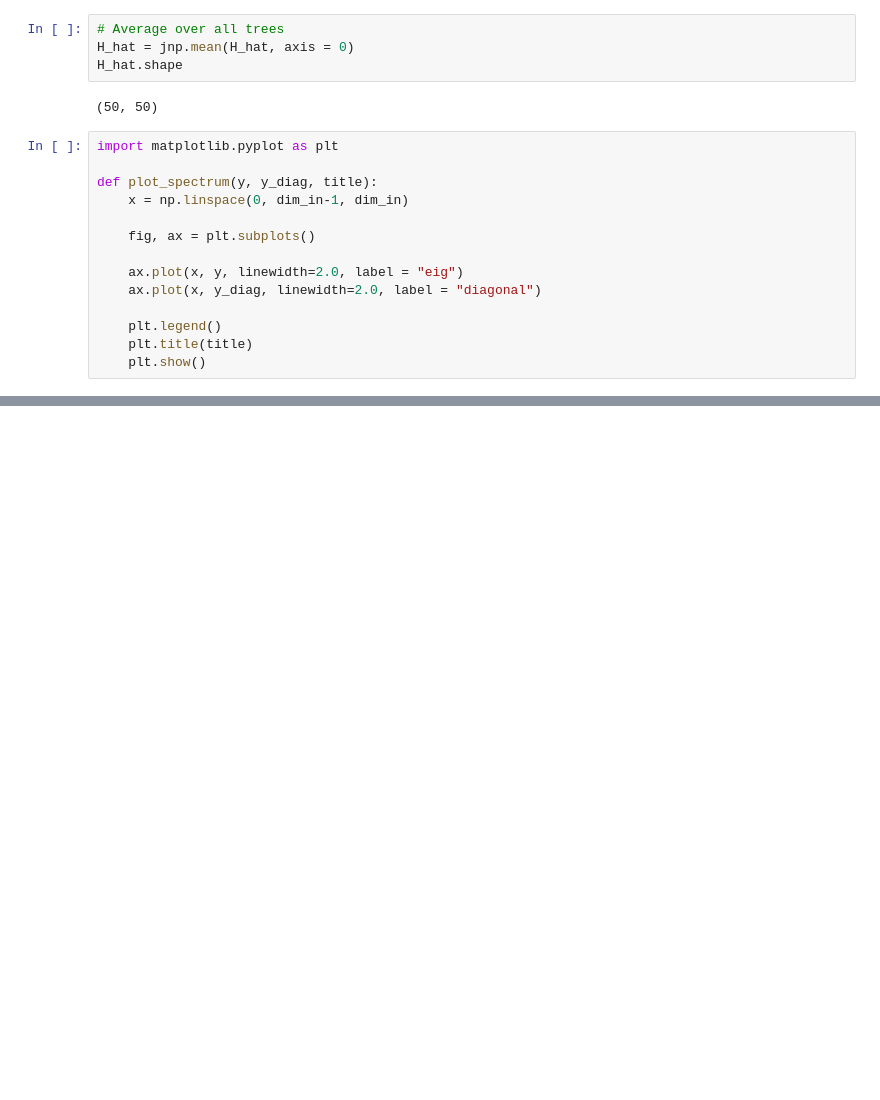
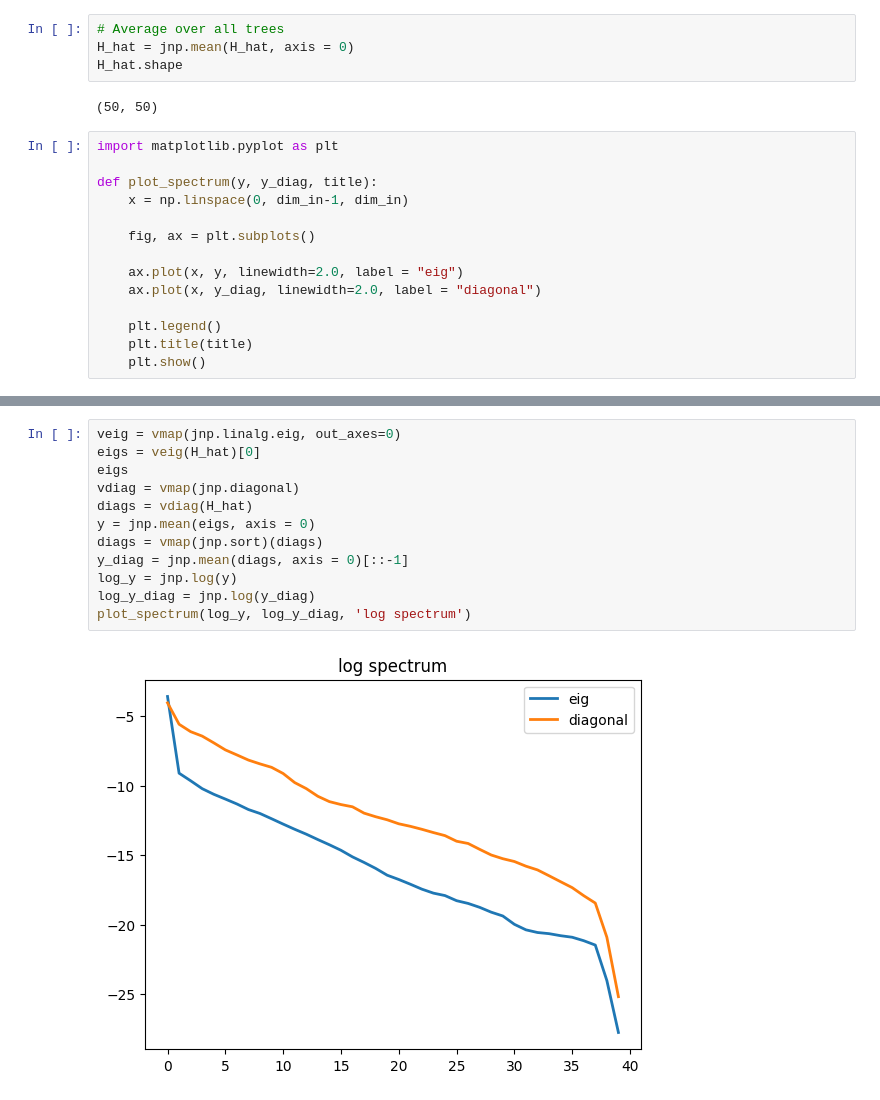
Before and after one commit to Xieyangxinyu/vie, a Jupyter notebook: test.ipynb, the cells around one changed output, grey strips where cells are left out. Drawn from its saved outputs; the diff is of its cells as text; blank space fills up the shorter version.

```diff
--- a/test.ipynb
+++ b/test.ipynb
@@ -106,0 +134,14 @@ plot_spectrum(log_y, log_y_diag, 'log spectrum')
+# %%
+veig = vmap(jnp.linalg.eig, out_axes=0)
+eigs = veig(H_hat)[0]
+eigs
+vdiag = vmap(jnp.diagonal)
+diags = vdiag(H_hat)
+y = jnp.mean(eigs, axis = 0)
+diags = vmap(jnp.sort)(diags)
+y_diag = jnp.mean(diags, axis = 0)[::-1]
+log_y = jnp.log(y)
+log_y_diag = jnp.log(y_diag)
+plot_spectrum(log_y, log_y_diag, 'log spectrum')
+# %% [output]
+[figure, added]
```
Also changed, not shown: parts of 5 cells of this notebook.
